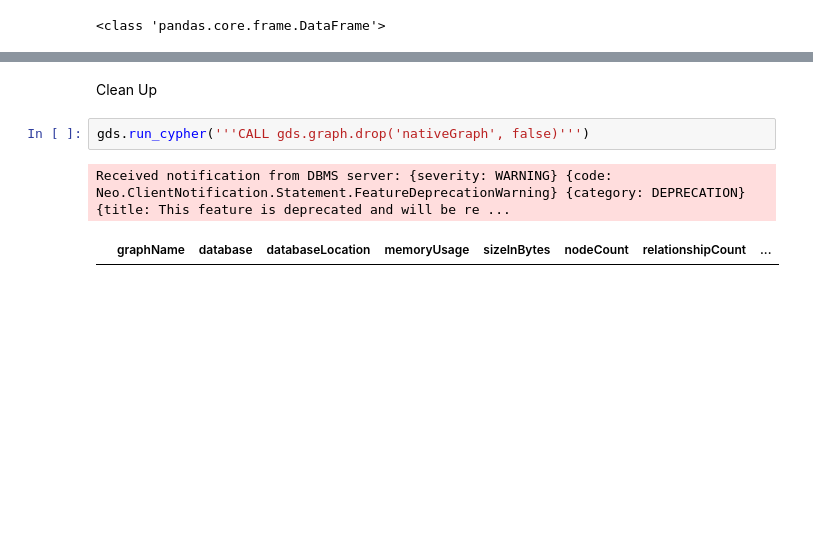
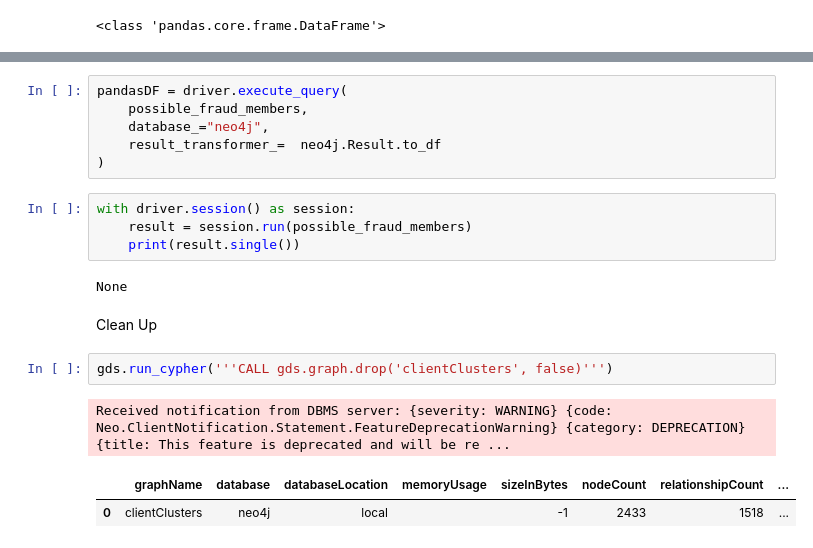
Before and after one commit to KPalabon/Assignment_3_350, a Jupyter notebook: Assignment3.ipynb, the cells around one changed output, grey strips where cells are left out. Saved outputs shown, nothing was run; the diff lists cells and outputs as text; blank space fills up the shorter version.

```diff
--- a/Assignment3.ipynb
+++ b/Assignment3.ipynb
@@ -113,7 +130,20 @@ with driver.session() as session:
+# %%
+pandasDF = driver.execute_query(
+    possible_fraud_members,
+    database_="neo4j",
+    result_transformer_=  neo4j.Result.to_df
+)
+# %%
+with driver.session() as session:
+    result = session.run(possible_fraud_members)
+    print(result.single())
+# %% [output]
+None
 # %% [markdown]
 Clean Up
 # %%
-gds.run_cypher('''CALL gds.graph.drop('nativeGraph', false)''')
+gds.run_cypher('''CALL gds.graph.drop('clientClusters', false)''')
 # %% [output]
 Received notification from DBMS server: {severity: WARNING} {code: Neo.ClientNotification.Statement.FeatureDeprecationWarning} {category: DEPRECATION} {title: This feature is deprecated and will be re ...
 |  | graphName | database | databaseLocation | memoryUsage | sizeInBytes | nodeCount | relationshipCount | ... |
+| 0 | clientClusters | neo4j | local |  | -1 | 2433 | 1518 | ... |
```
Also changed, not shown: parts of 4 cells of this notebook.
